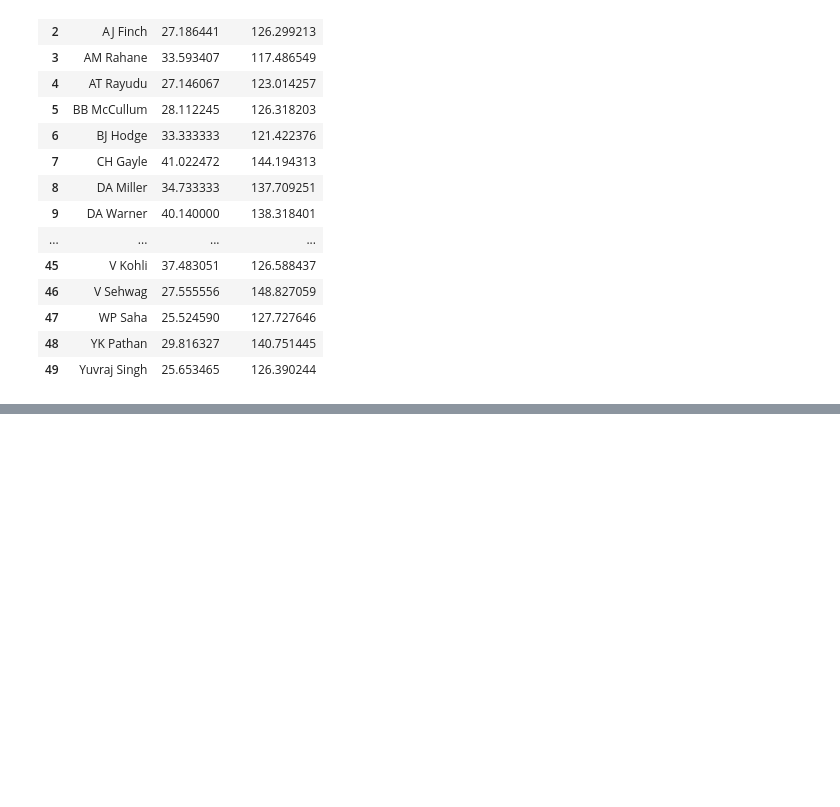
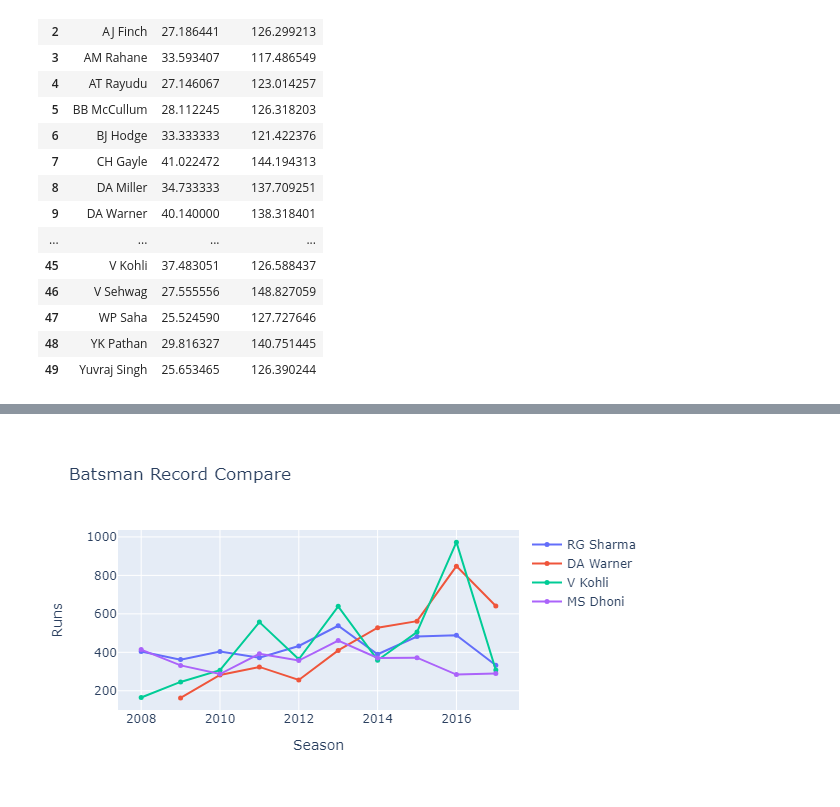
Before and after one commit to akashpagi/PLOTLY-GRAPHING-LIBRARY-FOR-DATA-SCIENCE, a Jupyter notebook: SESSION 24.2 - PLOTLY GRAPH OBJECT.ipynb, the cells around one changed output, grey strips where cells are left out. Saved outputs shown, nothing was run; the diff lists cells and outputs as text; code cells hidden in the pictures; blank space fills up the shorter version.

```diff
--- a/SESSION 24.2 - PLOTLY GRAPH OBJECT.ipynb
+++ b/SESSION 24.2 - PLOTLY GRAPH OBJECT.ipynb
@@ -177,0 +245,23 @@ fig.show()
+# %%
+# Multiple Line chart using for loop
+import plotly.graph_objs as go
+def batsman(*names):
+    data = []
+    for player in names:
+        single = ipl[ipl['batsman'] == player]
+        performance = single.groupby('season')['batsman_runs'].sum().reset_index()
+
+        trace = go.Scatter(x=performance['season'],
+                   y=performance['batsman_runs'],
+                   mode='lines+markers', name=player,
+                   marker={'size': 5})
+        data.append(trace)
+    layout = go.Layout(title='Batsman Record Compare',
+                  xaxis={'title':'Season'},
+                  yaxis={'title':'Runs'},)
+    fig = go.Figure(data=data, layout=layout)
+    fig.show()
+# calling function
+batsman('RG Sharma','DA Warner','V Kohli','MS Dhoni')
+# %% [output]
+[figure, added]
```
Also changed, not shown: parts of 6 cells of this notebook.
